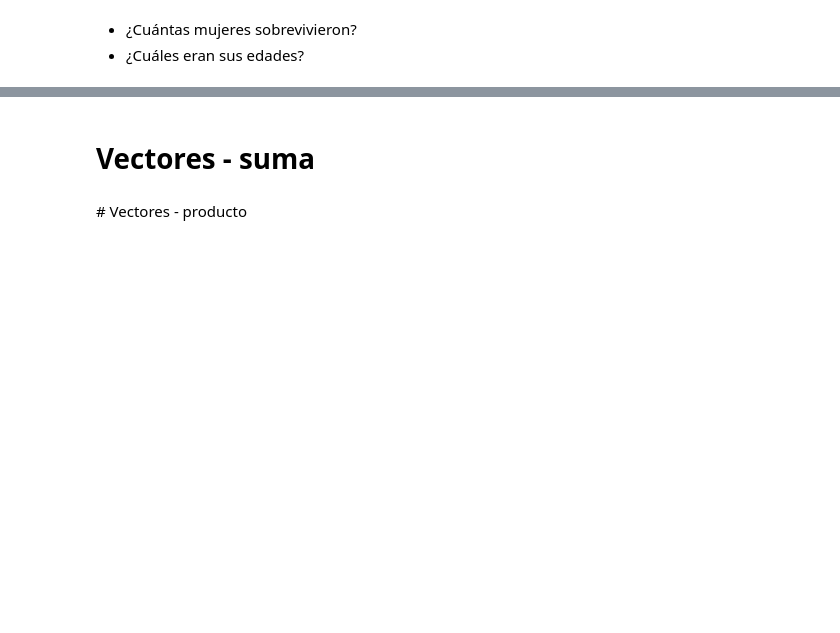
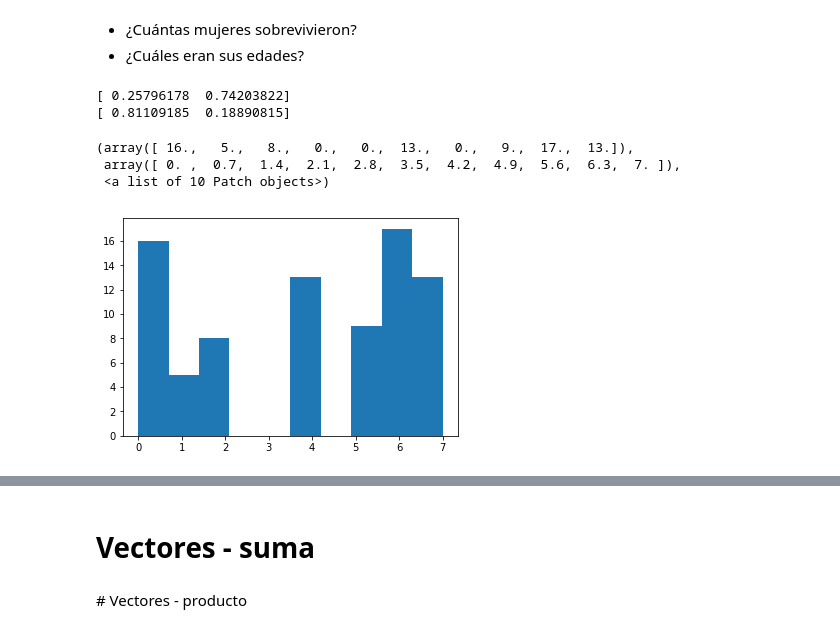
Before and after one commit to INGEOTEC/mccd2018, a Jupyter notebook: notebooks/03-NumPY.ipynb, the cells around one changed output, grey strips where cells are left out. Drawn from its saved outputs; the diff is of its cells as text; code cells hidden in the pictures; blank space fills up the shorter version.

```diff
--- a/notebooks/03-NumPY.ipynb
+++ b/notebooks/03-NumPY.ipynb
@@ -98,3 +226,23 @@ _ = hist(data[:, 2])
 # %% [markdown]
 * ¿Cuántas mujeres sobrevivieron?
 * ¿Cuáles eran sus edades?
+# %%
+genero = data[:, 1]
+mask = genero == 0
+_, count = np.unique(clase[mask], return_counts=True)
+print(count / count.sum())
+_, count = np.unique(clase[~mask], return_counts=True)
+print(count / count.sum())
+# %% [output]
+[ 0.25796178  0.74203822]
+[ 0.81109185  0.18890815]
+# %%
+edad = data[:, 2]
+edad_mujer = edad[mask]
+clase_mujer = clase[mask]
+hist(edad_mujer[clase_mujer == 0])
+# %% [output]
+(array([ 16.,   5.,   8.,   0.,   0.,  13.,   0.,   9.,  17.,  13.]),
+ array([ 0. ,  0.7,  1.4,  2.1,  2.8,  3.5,  4.2,  4.9,  5.6,  6.3,  7. ]),
+ <a list of 10 Patch objects>)
+[figure, added]
```
Also changed, not shown: parts of 26 cells of this notebook.
